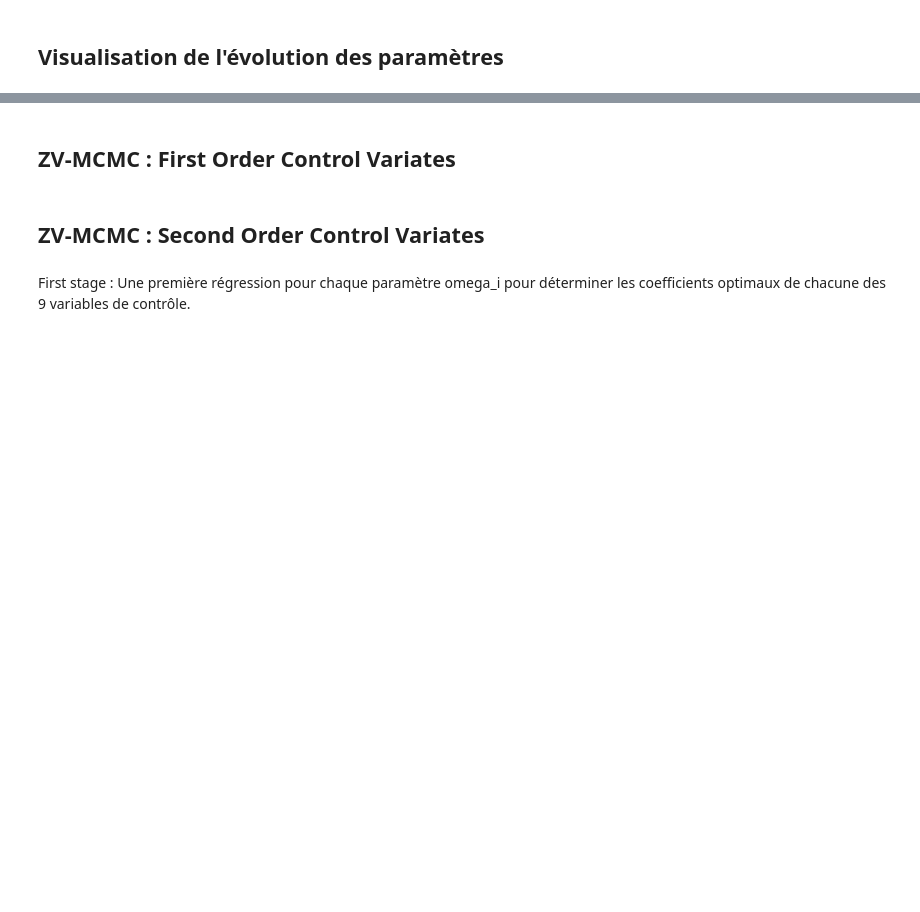
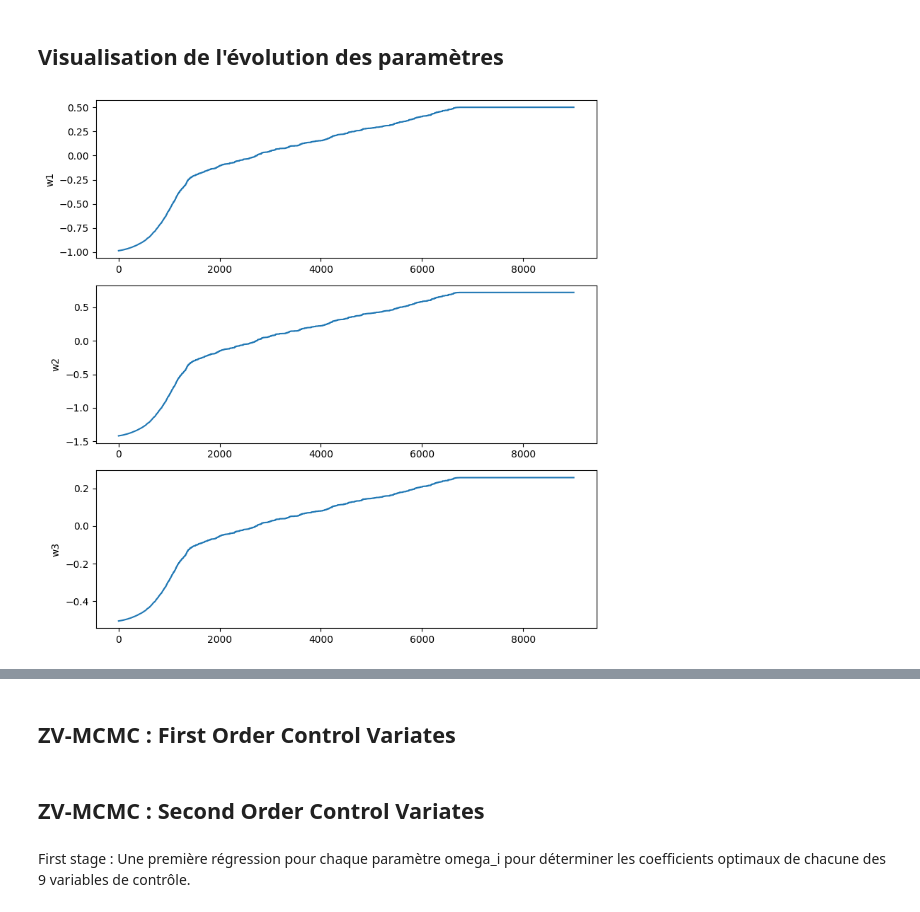
Before and after one commit to nassihsawssane/Monte-Carlo-based-project, a Jupyter notebook: main.ipynb, the cells around one changed output, grey strips where cells are left out. Drawn from its saved outputs; the diff is of its cells as text; code cells hidden in the pictures; blank space fills up the shorter version.

```diff
--- a/main.ipynb
+++ b/main.ipynb
@@ -182,7 +145,7 @@ def metropolis (returns, omega_current, n_iter, var, c):
     # c*sigma est un estimateur de la matrice de variance-covariance de la distribution à posteriori
     # On initialise sigma par la matrice identité, elle sera actualisé par la méthode 'adaptive MCMC'
     sigma = np.eye(3)
-
+    np.random.seed(12)
     for i in range (0,n_iter):
 
         # Proposer un nouveau jeu de paramètres omega_n qui correspond à Y et omega_current c'est Xn-1.
@@ -207,7 +170,7 @@ def metropolis (returns, omega_current, n_iter, var, c):
         sigma = np.cov(centered_omega, rowvar=False)
 
     # j/n_iter est le taux d'acceptation et omega_matrix est notre échantillon pour une valeur donnée de c
-    return j/n_iter, omega_matrix
+    return j/n_iter, centered_omega, np.mean(centered_omega, axis=0)
 
 
 def c_optimal (returns, omega_current, n_iter,var, a, b):
@@ -237,12 +200,14 @@ J2 = c_optimal (r, np.array([1,1,1]), 100000,[1,1,1], 0.001, 1)
 # %% [markdown]
 ## Ordinary MCMC
 # %%
-omega_current = np.array([1,1,1])
-var = [1,1,1]
-n_iter = 2000
+omega_current = np.array([0.05,0.244,0.598])
+var = [100,100,100]
+n_iter = 10000
 
-c_opt_sim =
+c_opt_sim = 1/5000
 echant_sim = metropolis (y, omega_current, n_iter, var, c_opt_sim)[1]
+accep_rate_sim = metropolis (y, omega_current, n_iter, var, c_opt_sim)[0]
 
-c_opt_reel =
+c_opt_reel = 1/5000
 echant_reel = metropolis (r, omega_current, n_iter, var, c_opt_reel)[1]
+accep_rate_reel = metropolis (r, omega_current, n_iter, var, c_opt_reel)[0]
@@ -249,4 +230,17 @@ echant_reel = metropolis (r, omega_current, n_iter, var, c_opt_reel)[1]
 # %% [markdown]
 ## Visualisation de l'évolution des paramètres
+# %%
+fig, axs = plt.subplots(3, 1, figsize=(8, 8))
+
+axs[0].plot(range(9001), echant_sim[1000:, 0])
+axs[0].set_ylabel('w1')
+axs[1].plot(range(9001), echant_sim[1000:, 1])
+axs[1].set_ylabel('w2')
+axs[2].plot(range(9001), echant_sim[1000:, 2])
+axs[2].set_ylabel('w3')
+plt.tight_layout()
+plt.show()
+# %% [output]
+[figure, added]
 # %%
 fig, axs = plt.subplots(3, 1, figsize=(8, 8))
```
Also changed, not shown: parts of 11 cells of this notebook.
